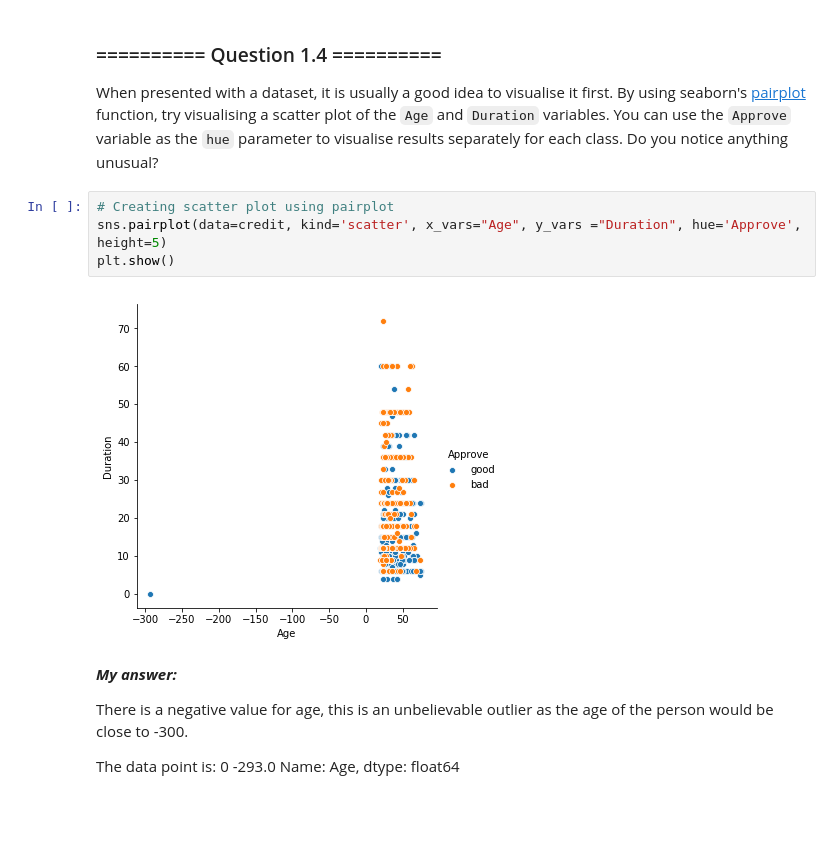
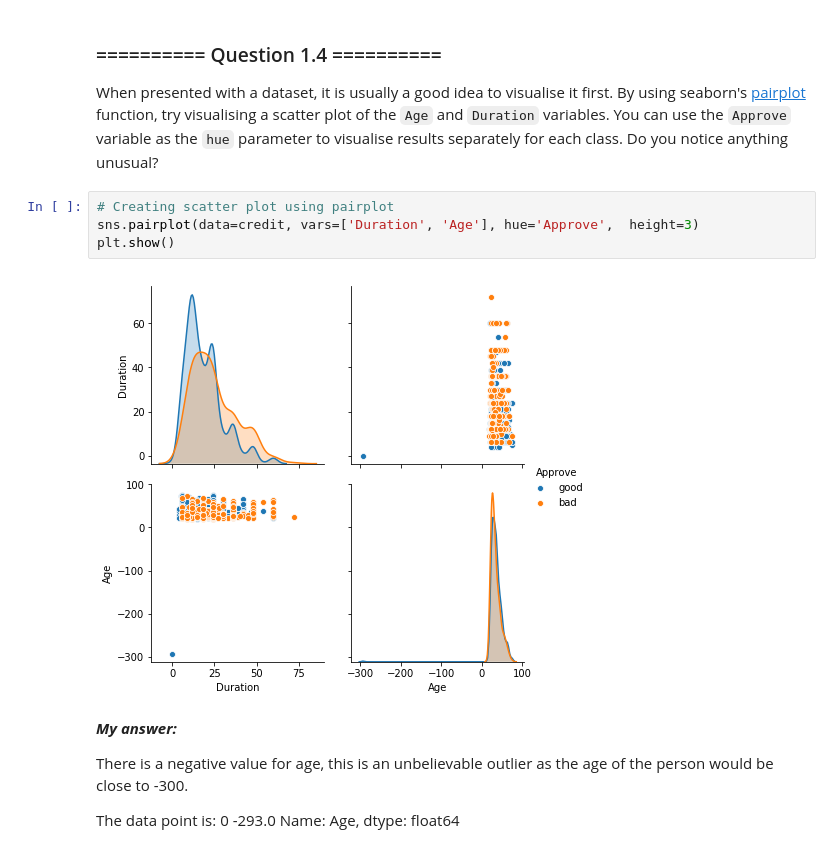
Before and after one commit to ZeroSum24/IAML2018, a Jupyter notebook: Labs/02 - Decision Trees and Linear Regression.ipynb, the cells around one changed output. Cells and saved outputs as stored; diff of their text form; blank space fills up the shorter version.

```diff
--- a/Labs/02 - Decision Trees and Linear Regression.ipynb
+++ b/Labs/02 - Decision Trees and Linear Regression.ipynb
@@ -113,10 +113,10 @@ credit.head(10)
 When presented with a dataset, it is usually a good idea to visualise it first. By using seaborn's [pairplot](https://seaborn.github.io/generated/seaborn.pairplot.html?highlight=pairplot#seaborn.pairplot) function, try visualising a scatter plot of the `Age` and `Duration` variables. You can use the `Approve` variable as the `hue` parameter to visualise results separately for each class. Do you notice anything unusual?
 # %%
 # Creating scatter plot using pairplot
-sns.pairplot(data=credit, kind='scatter', x_vars="Age", y_vars ="Duration", hue='Approve',  height=5)
+sns.pairplot(data=credit, vars=['Duration', 'Age'], hue='Approve',  height=3)
 plt.show()
 # %% [output]
-[figure, old version]
+[figure, new version]
 # %% [markdown]
 ***My answer:***
 
```
Also changed, not shown: parts of 40 cells of this notebook, 1 other file.
